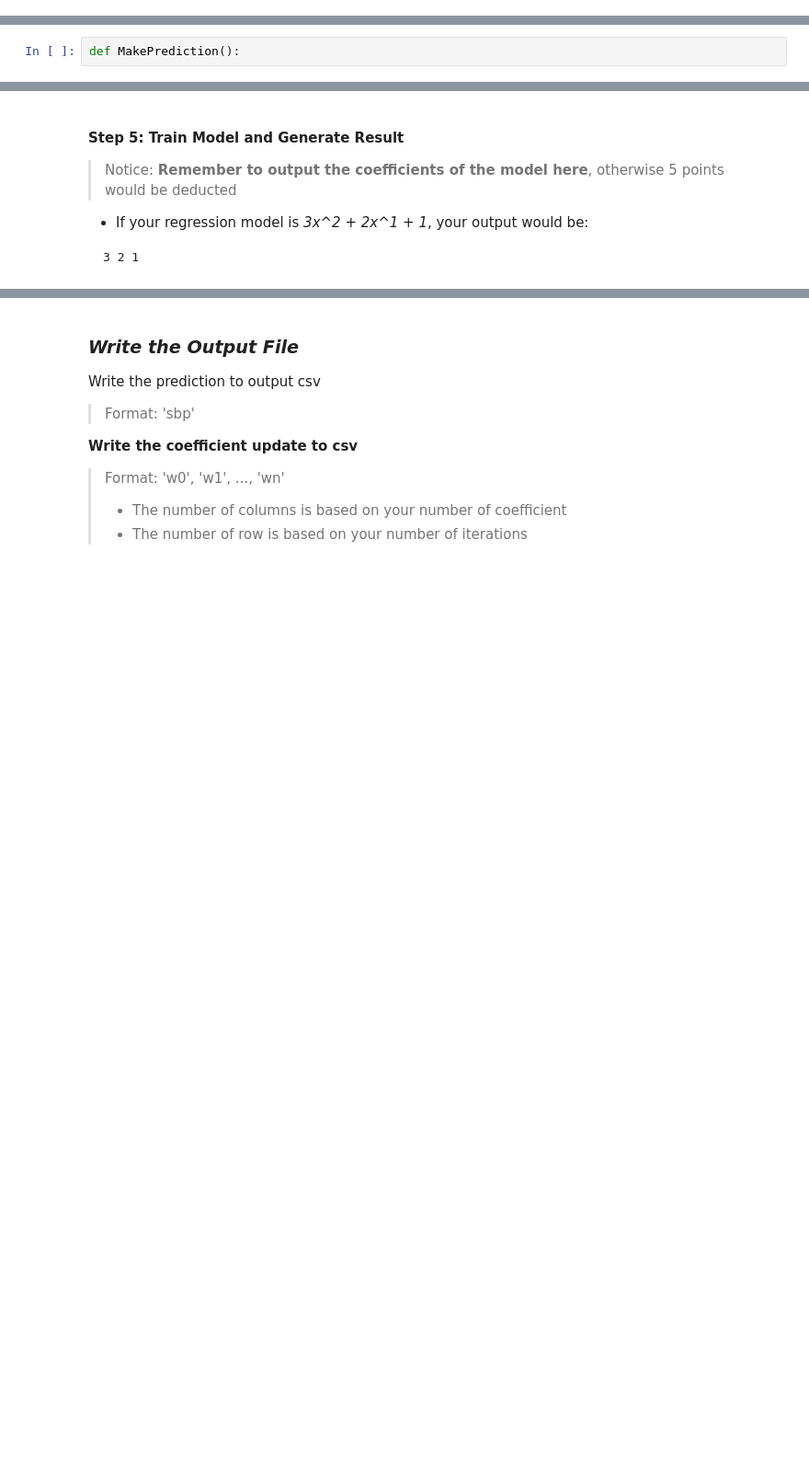
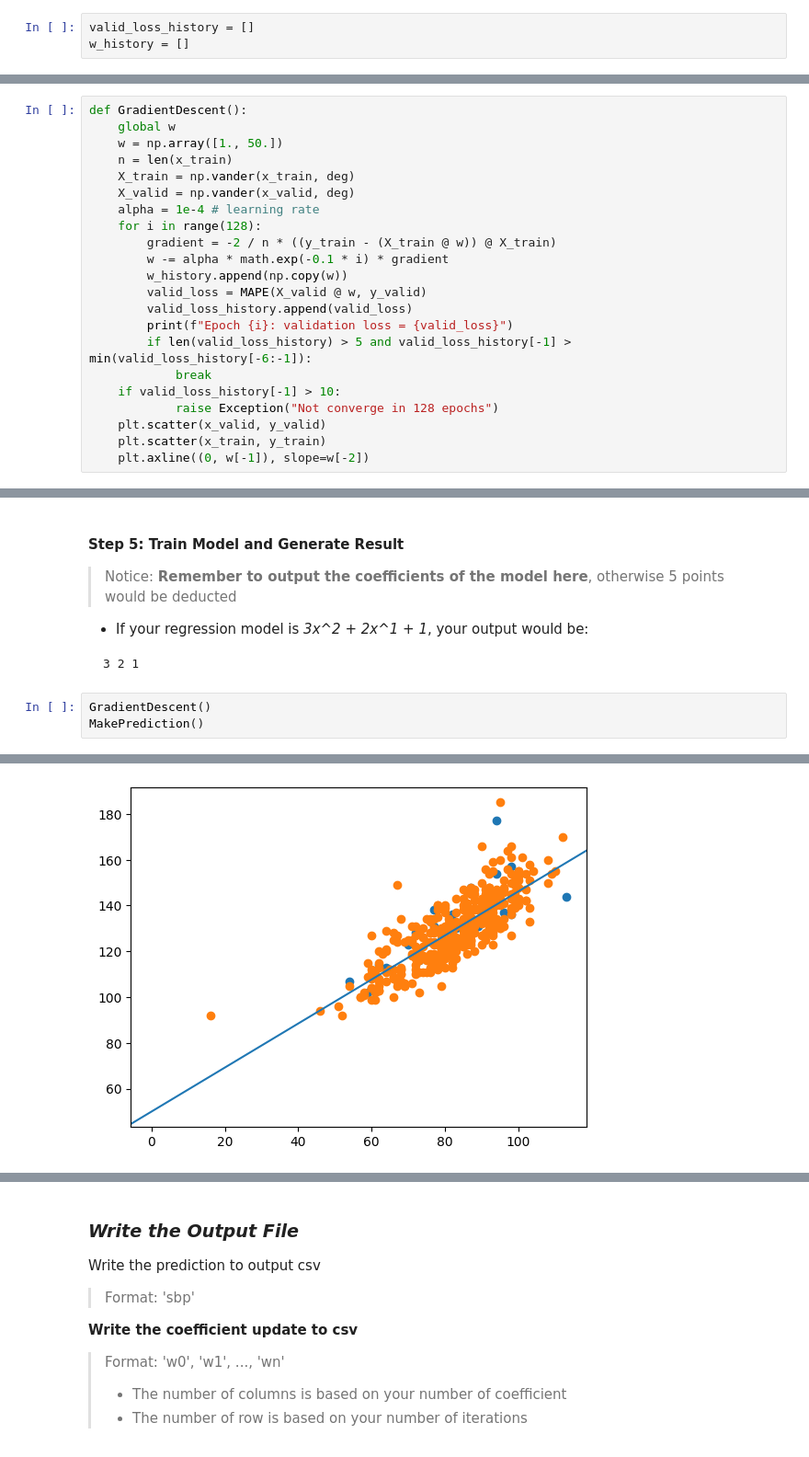
Before and after one commit to nevikw39/ML, a Jupyter notebook: HW1/hw1.ipynb, the cells around one changed output, grey strips where cells are left out. Shown at 92% size. Drawn from its saved outputs; the diff is of its cells as text; blank space fills up the shorter version.

Commit message:
HW1 Basic: gradient descent

````diff
--- a/HW1/hw1.ipynb
+++ b/HW1/hw1.ipynb
@@ -170,5 +155,8 @@ coefficient_output = [] # Your coefficient update during gradient descent
 # %% [markdown]
 Your own global attributes
+# %%
+valid_loss_history = []
+w_history = []
 # %% [markdown]
 ### *Implement the Regression Model*
 # %% [markdown]
@@ -187,3 +173,25 @@ def GradientDescent():
+# %%
+def GradientDescent():
+    global w
+    w = np.array([1., 50.])
+    n = len(x_train)
+    X_train = np.vander(x_train, deg)
+    X_valid = np.vander(x_valid, deg)
+    alpha = 1e-4 # learning rate
+    for i in range(128):
+        gradient = -2 / n * ((y_train - (X_train @ w)) @ X_train)
+        w -= alpha * math.exp(-0.1 * i) * gradient
+        w_history.append(np.copy(w))
+        valid_loss = MAPE(X_valid @ w, y_valid)
+        valid_loss_history.append(valid_loss)
+        print(f"Epoch {i}: validation loss = {valid_loss}")
+        if len(valid_loss_history) > 5 and valid_loss_history[-1] > min(valid_loss_history[-6:-1]):
+            break
+    if valid_loss_history[-1] > 10:
+            raise Exception("Not converge in 128 epochs")
+    plt.scatter(x_valid, y_valid)
+    plt.scatter(x_train, y_train)
+    plt.axline((0, w[-1]), slope=w[-2])
 # %% [markdown]
 #### Step 4: Make Prediction
 
@@ -194,5 +202,3 @@ The final *output_datalist* should look something like this
 Remember to also store your coefficient update in *coefficient_output*
 The final *coefficient_output* should look something like this
 > [ [1, 0, 3, 5], ... , [0.1, 0.3, 0.2, 0.5] ] where each row contains the [w0, w1, ..., wn] of your coefficient
-# %%
-def MakePrediction():
@@ -204,3 +212,7 @@ def MakePrediction():
 ```
 3 2 1
 ```
+# %%
+GradientDescent()
+MakePrediction()
+# %% [output]
@@ -206,0 +225 @@ def MakePrediction():
+[figure, added]
````
Also changed, not shown: parts of 16 cells of this notebook, 2 other files.
